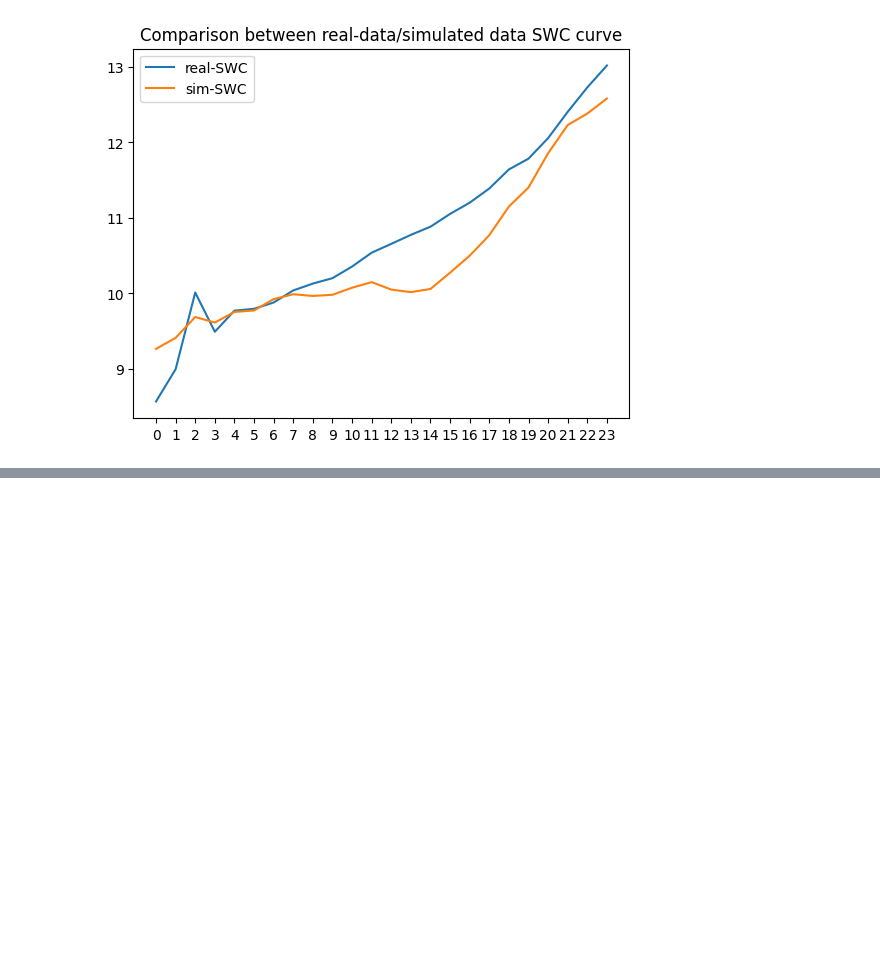
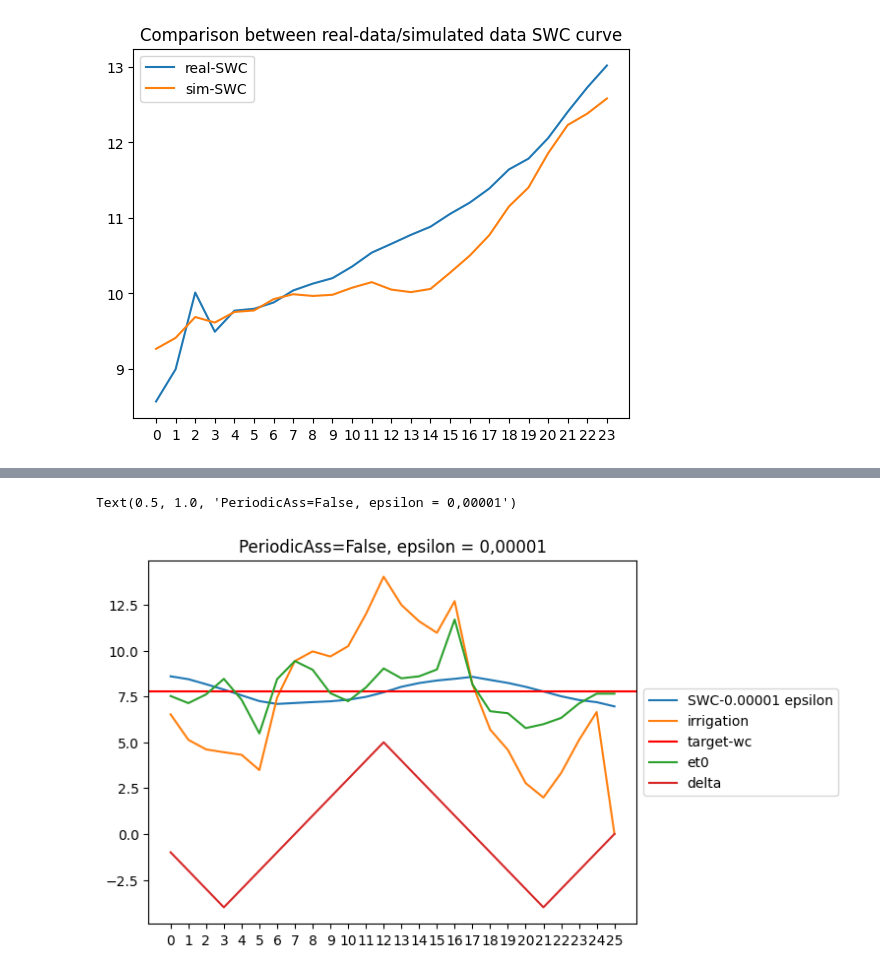
Before and after one commit to josephgiovanelli/et0_calculation, a Jupyter notebook: notebook.ipynb, the cells around one changed output, grey strips where cells are left out. Saved outputs shown, nothing was run; the diff lists cells and outputs as text; code cells hidden in the pictures; blank space fills up the shorter version.

```diff
--- a/notebook.ipynb
+++ b/notebook.ipynb
@@ -430,0 +380,14 @@ Ogni giorno dobbiamo
+# %%
+wc00001,ir,groundtruth = print_functions('/home/data/interp_obs/water_content.csv','/home/data/sim/obsGroundtruth/00001/outputWaterContent.csv','/home/data/sim/obsGroundtruth/00001/scheduledIrrigation.csv')
+delta =  [-1.0, -2.0, -3.0, -4.0, -3.0, -2.0, -1.0, 0.0, 1.0, 2.0, 3.0, 4.0, 5.0, 4.0, 3.0, 2.0, 1.0, 0.0, -1.0, -2.0, -3.0, -4.0, -3.0, -2.0, -1.0, 0.0]
+plt.xticks(range(len(wc.index)))
+plt.plot(wc00001.index, wc00001['SWC'], label='SWC-0.00001 epsilon')
+plt.plot(ir.index, ir['irrigation'], label='irrigation')
+plt.axhline(y=groundtruth.iloc[0], color='r', linestyle='-',label='target-wc')
+plt.plot(ir.index,et0,label="et0")
+plt.plot(ir.index,delta,label="delta")
+plt.legend(loc='center left', bbox_to_anchor=(1, 0.5))
+plt.title('PeriodicAss=False, epsilon = 0,00001')
+# %% [output]
+Text(0.5, 1.0, 'PeriodicAss=False, epsilon = 0,00001')
+[figure, added]
```
Also changed, not shown: parts of 16 cells of this notebook, 25 other files.
